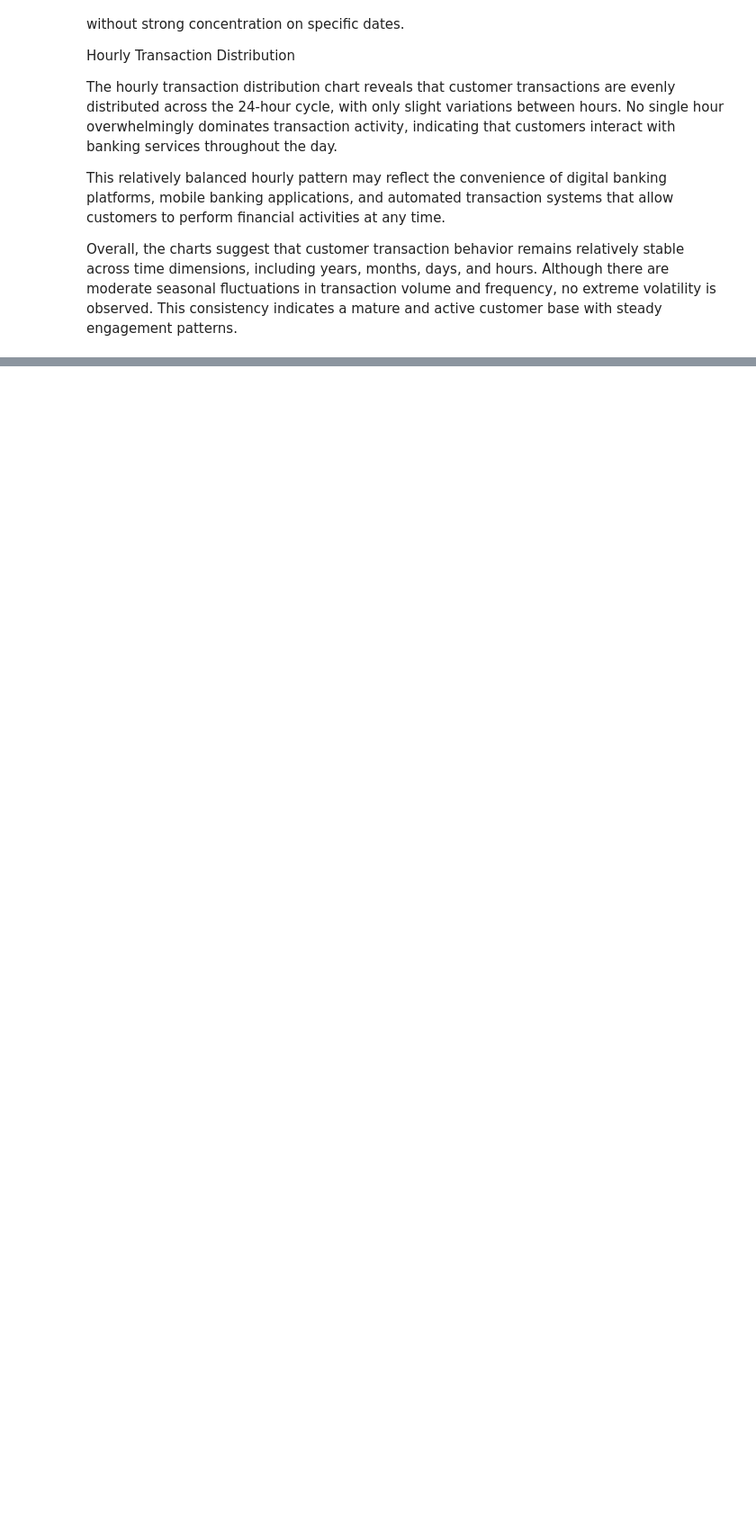
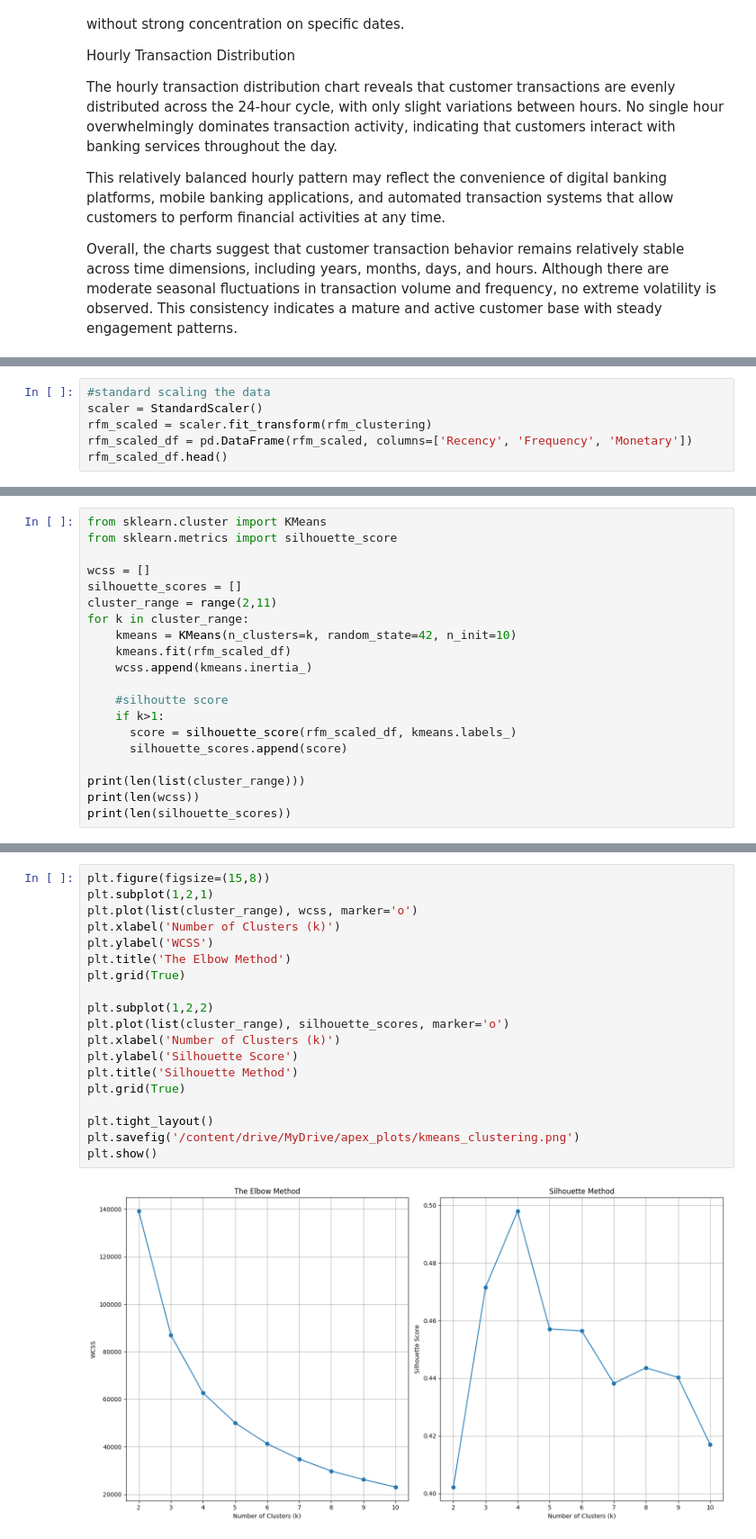
Before and after one commit to isiakpereaghogho/Customer_Segmentation_in_Retail_Banking--Apex_Trust_Bank, a Jupyter notebook: Customer Segmentation in Apex Trust Bank.ipynb, the cells around one changed output, grey strips where cells are left out. Shown at 90% size. Drawn from its saved outputs; the diff is of its cells as text; blank space fills up the shorter version.

```diff
--- a/Customer Segmentation in Apex Trust Bank.ipynb
+++ b/Customer Segmentation in Apex Trust Bank.ipynb
@@ -812,0 +970,6 @@ Overall, the charts suggest that customer transaction behavior remains relativel
+# %%
+#standard scaling the data
+scaler = StandardScaler()
+rfm_scaled = scaler.fit_transform(rfm_clustering)
+rfm_scaled_df = pd.DataFrame(rfm_scaled, columns=['Recency', 'Frequency', 'Monetary'])
+rfm_scaled_df.head()
@@ -812,0 +1009,20 @@ Overall, the charts suggest that customer transaction behavior remains relativel
+# %%
+from sklearn.cluster import KMeans
+from sklearn.metrics import silhouette_score
+
+wcss = []
+silhouette_scores = []
+cluster_range = range(2,11)
+for k in cluster_range:
+    kmeans = KMeans(n_clusters=k, random_state=42, n_init=10)
+    kmeans.fit(rfm_scaled_df)
+    wcss.append(kmeans.inertia_)
+
+    #silhoutte score
+    if k>1:
+      score = silhouette_score(rfm_scaled_df, kmeans.labels_)
+      silhouette_scores.append(score)
+
+print(len(list(cluster_range)))
+print(len(wcss))
+print(len(silhouette_scores))
@@ -812,0 +1033,21 @@ Overall, the charts suggest that customer transaction behavior remains relativel
+# %%
+plt.figure(figsize=(15,8))
+plt.subplot(1,2,1)
+plt.plot(list(cluster_range), wcss, marker='o')
+plt.xlabel('Number of Clusters (k)')
+plt.ylabel('WCSS')
+plt.title('The Elbow Method')
+plt.grid(True)
+
+plt.subplot(1,2,2)
+plt.plot(list(cluster_range), silhouette_scores, marker='o')
+plt.xlabel('Number of Clusters (k)')
+plt.ylabel('Silhouette Score')
+plt.title('Silhouette Method')
+plt.grid(True)
+
+plt.tight_layout()
+plt.savefig('/content/drive/MyDrive/apex_plots/kmeans_clustering.png')
+plt.show()
+# %% [output]
+[figure, added]
```
Also changed, not shown: parts of 39 cells of this notebook, 1 other file.
